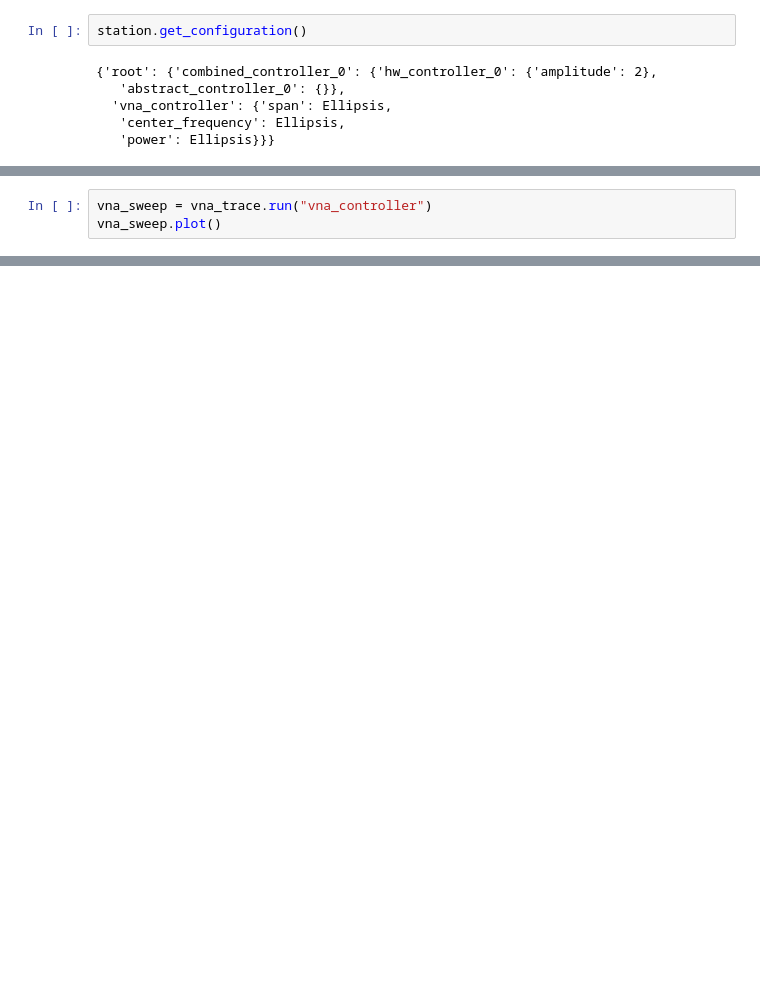
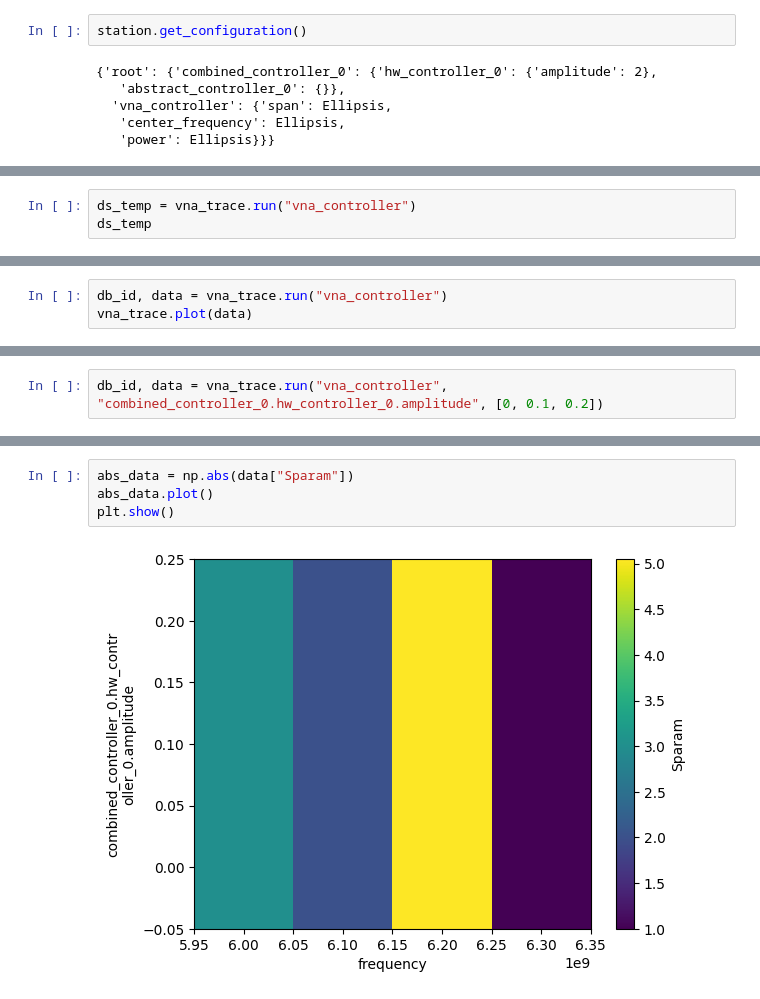
Before and after one commit to Lullapalanza/qtl_control, a Jupyter notebook: test_notebook.ipynb, the cells around one changed output, grey strips where cells are left out. Saved outputs shown, nothing was run; the diff lists cells and outputs as text; blank space fills up the shorter version.

```diff
--- a/test_notebook.ipynb
+++ b/test_notebook.ipynb
@@ -68 +73,4 @@ from qtl_control.qtl_experiments.experiment import VNATrace
 vna_trace = VNATrace()
+# %%
+ds_temp = vna_trace.run("vna_controller")
+ds_temp
@@ -69,3 +85,3 @@ vna_trace = VNATrace()
 # %%
-vna_sweep = vna_trace.run("vna_controller")
-vna_sweep.plot()
+db_id, data = vna_trace.run("vna_controller")
+vna_trace.plot(data)
@@ -76,0 +88,2 @@ a
+# %%
+db_id, data = vna_trace.run("vna_controller", "combined_controller_0.hw_controller_0.amplitude", [0, 0.1, 0.2])
@@ -76,0 +113,6 @@ a
+# %%
+abs_data = np.abs(data["Sparam"])
+abs_data.plot()
+plt.show()
+# %% [output]
+[figure, added]
```
Also changed, not shown: parts of 9 cells of this notebook, 9 other files.
